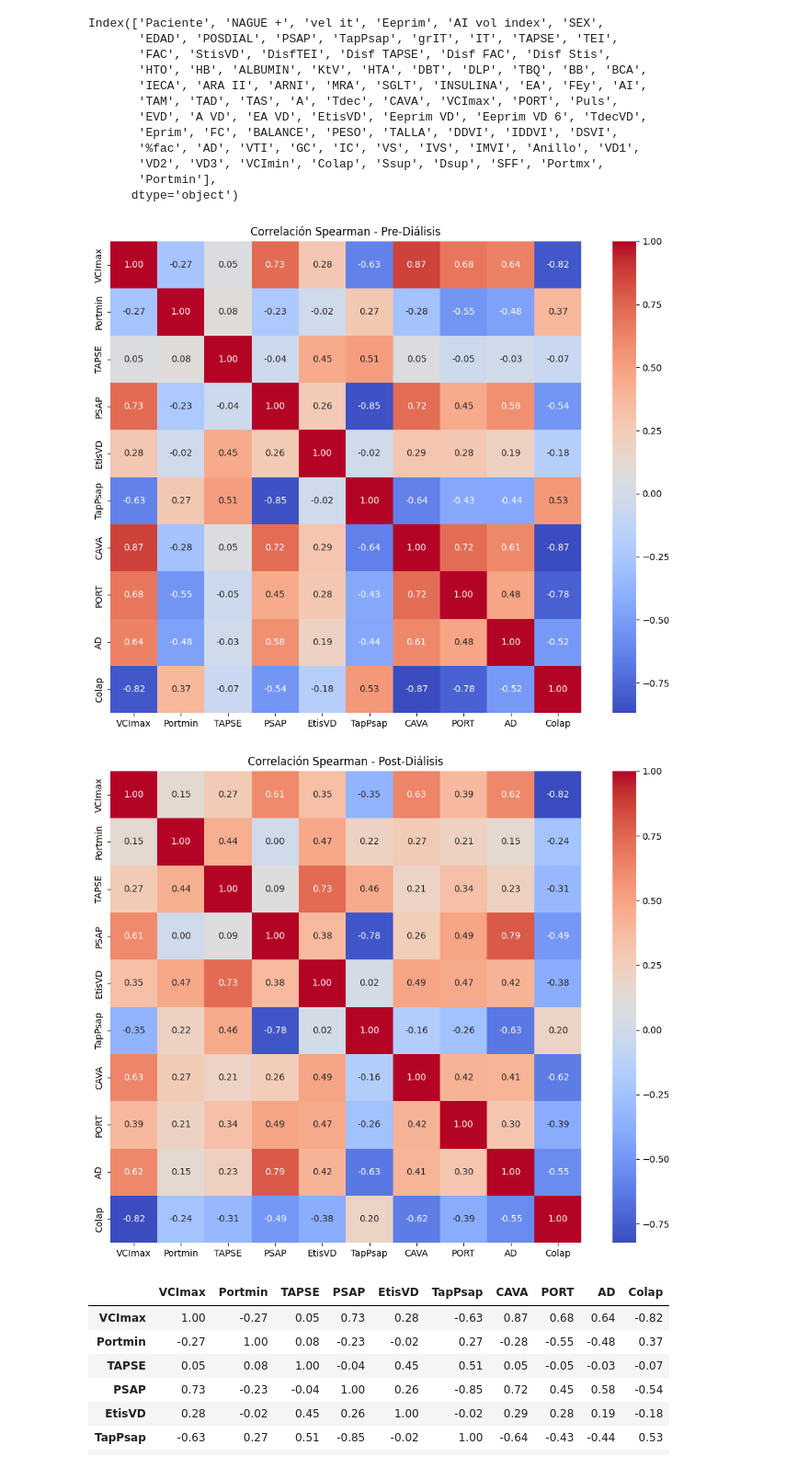
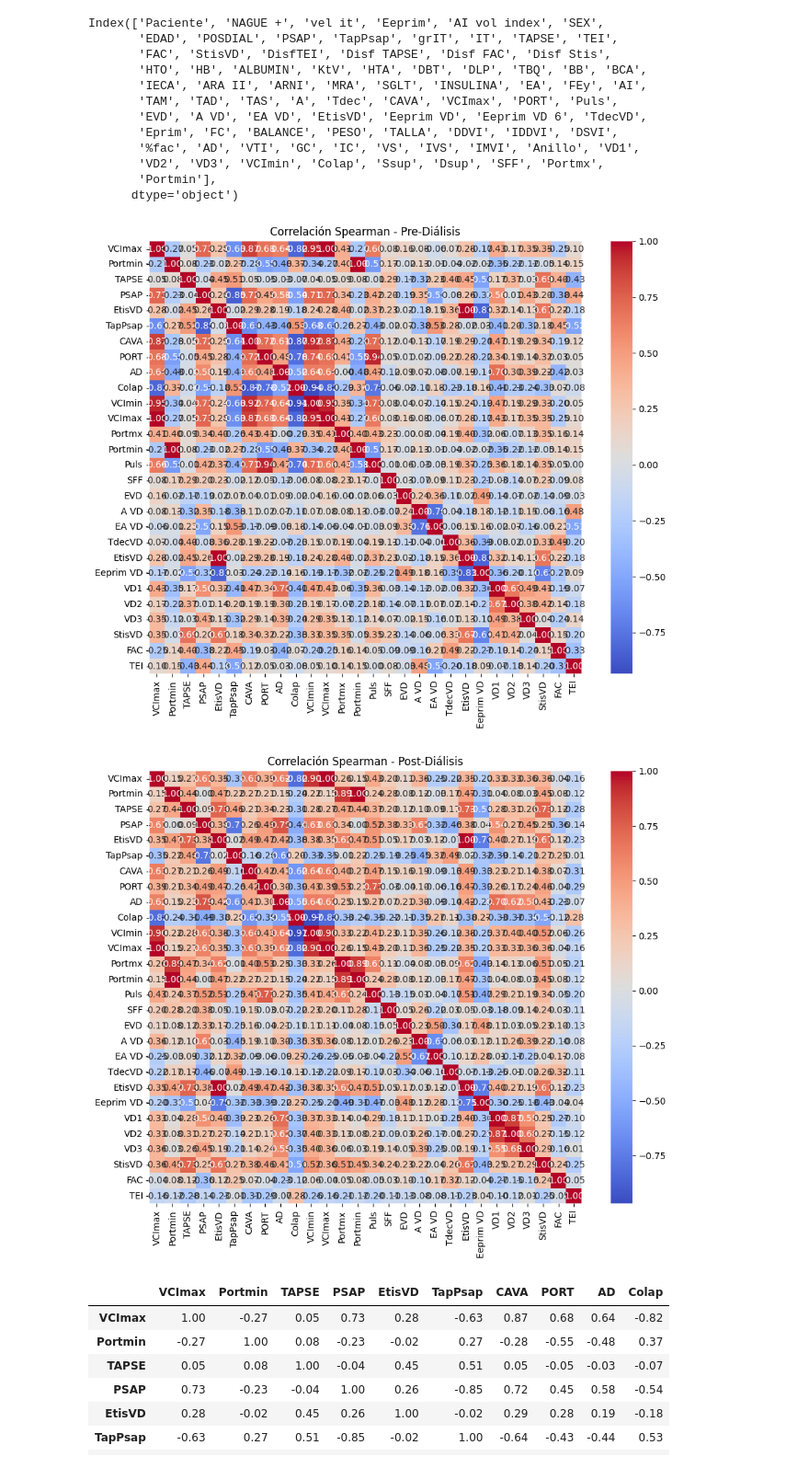
Before and after one commit to bitazaratustra/proyecto_gv, a Jupyter notebook: notebooks/Ecocardiograma_II.ipynb, the cells around one changed output. Shown at 92% size. Cells and saved outputs as stored; diff of their text form; code cells hidden in the pictures.

```diff
--- a/notebooks/Ecocardiograma_II.ipynb
+++ b/notebooks/Ecocardiograma_II.ipynb
@@ -93,46 +93,49 @@ Index(['Paciente', 'NAGUE +', 'vel it', 'Eeprim', 'AI vol index', 'SEX',
 
 variables_corr = [
     'VCImax', 'Portmin', 'TAPSE', 'PSAP', 'EtisVD', 'TapPsap',
-    'CAVA', 'PORT', 'AD', 'Colap'
+    'CAVA', 'PORT', 'AD', 'Colap','VCImin', 'VCImax', 'Portmx',
+    'Portmin', 'Puls','SFF','EVD', 'A VD', 'EA VD','TdecVD',
+    'EtisVD','Eeprim VD', 'VD1','VD2', 'VD3','StisVD','FAC',
+    'TEI',
 ]
 
 
 variables_corr = [var for var in variables_corr if var in df.columns]
 
 
 corr_pre = df_pre[variables_corr].corr(method='spearman')
 corr_pos = df_pos[variables_corr].corr(method='spearman')
 
 
 corr_pre_rounded = corr_pre.round(2)
 corr_pos_rounded = corr_pos.round(2)
 
 
-latex_pre = corr_pre_rounded.to_latex(index=True, caption="Matriz de correlación (Spearman) pre-diálisis", label="tab:corr_pre")
-latex_pos = corr_pos_rounded.to_latex(index=True, caption="Matriz de correlación (Spearman) post-diálisis", label="tab:corr_pos")
+# latex_pre = corr_pre_rounded.to_latex(index=True, caption="Matriz de correlación (Spearman) pre-diálisis", label="tab:corr_pre")
+# latex_pos = corr_pos_rounded.to_latex(index=True, caption="Matriz de correlación (Spearman) post-diálisis", label="tab:corr_pos")
 
 
-with open("correlacion_pre_dialisis.tex", "w") as f:
-    f.write(latex_pre)
+# with open("correlacion_pre_dialisis.tex", "w") as f:
+#     f.write(latex_pre)
 
-with open("correlacion_post_dialisis.tex", "w") as f:
-    f.write(latex_pos)
+# with open("correlacion_post_dialisis.tex", "w") as f:
+#     f.write(latex_pos)
 
 
 plt.figure(figsize=(10, 8))
 sns.heatmap(corr_pre, annot=True, cmap='coolwarm', fmt=".2f", square=True)
 plt.title("Correlación Spearman - Pre-Diálisis")
 plt.tight_layout()
 plt.savefig("corr_heatmap_pre.png")
 
 plt.figure(figsize=(10, 8))
 sns.heatmap(corr_pos, annot=True, cmap='coolwarm', fmt=".2f", square=True)
 plt.title("Correlación Spearman - Post-Diálisis")
 plt.tight_layout()
 plt.savefig("corr_heatmap_post.png")
 # %% [output]
-[figure, old version]
+[figure, new version]
-[figure, old version]
+[figure, new version]
 # %%
 corr_pre_rounded
 # %% [output]
```
Also changed, not shown: parts of 1 cell of this notebook, 4 other files.
